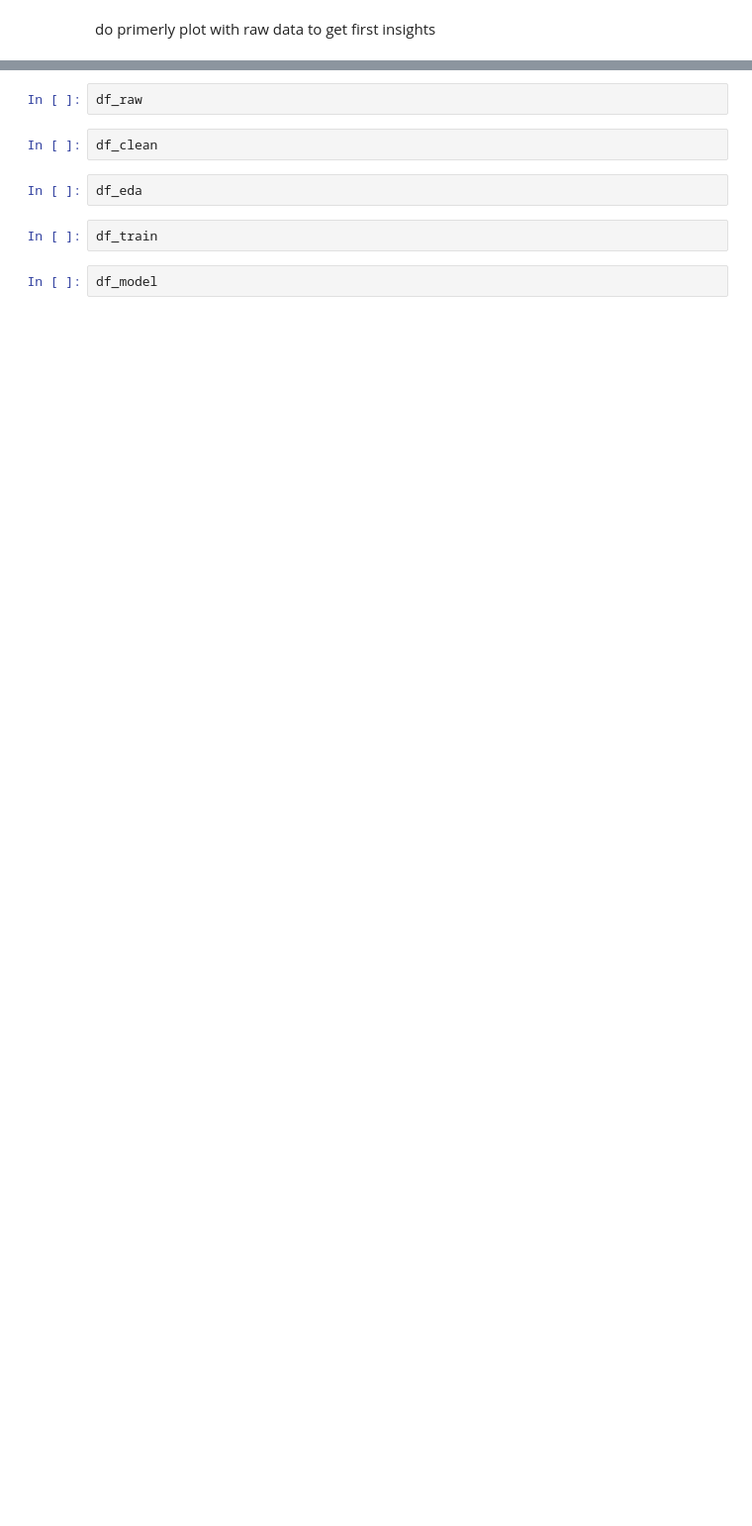
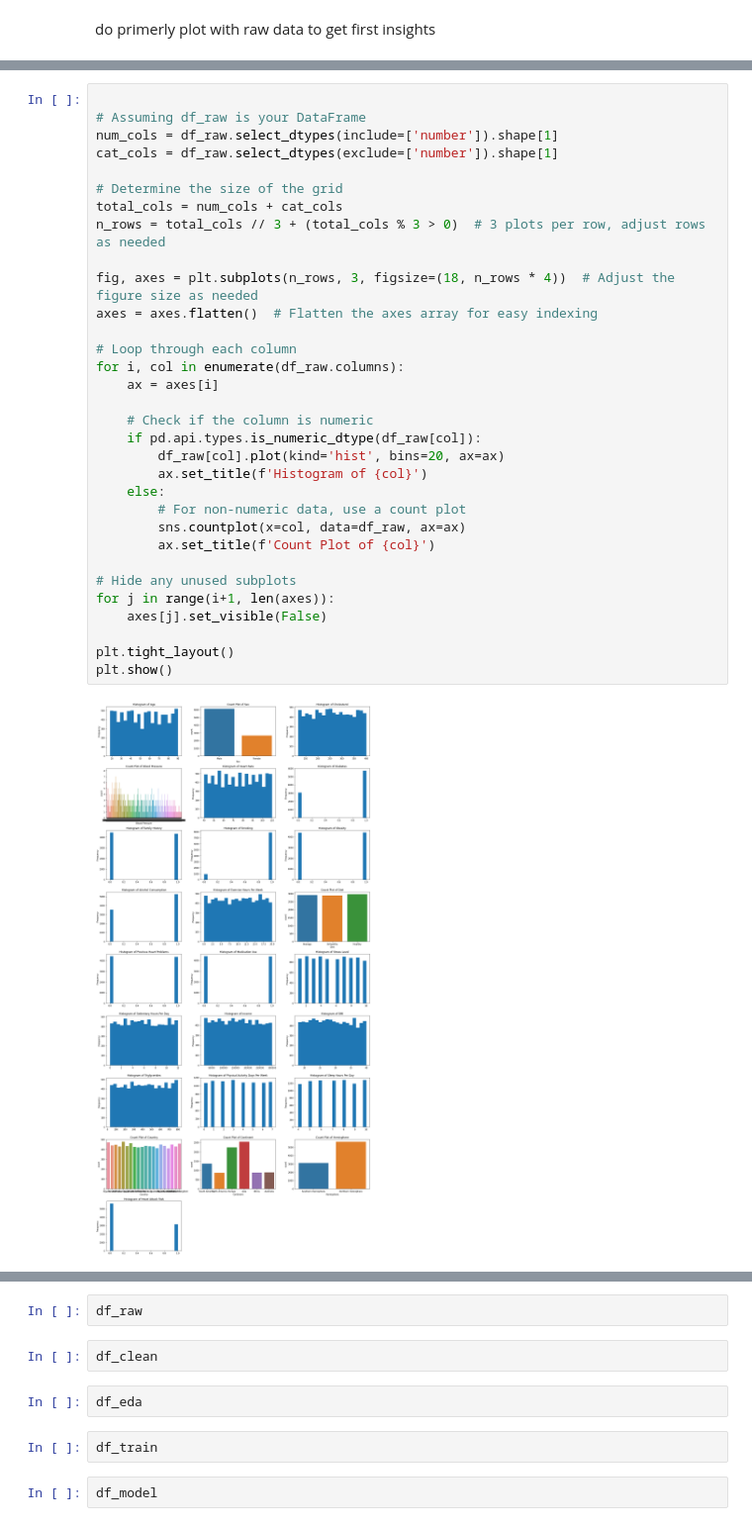
Before and after one commit to MaSOouD69/Capstone-Repo-Bootcamp-Project, a Jupyter notebook: heart_attack_prediction 2.ipynb, the cells around one changed output, grey strips where cells are left out. Shown: that part at 99% size. Saved outputs shown, nothing was run; the diff lists cells and outputs as text; blank space fills up the shorter version.

```diff
--- a/heart_attack_prediction 2.ipynb
+++ b/heart_attack_prediction 2.ipynb
@@ -193,0 +192,34 @@ time for some early eda and do some ploting for each columns
+# %%
+
+# Assuming df_raw is your DataFrame
+num_cols = df_raw.select_dtypes(include=['number']).shape[1]
+cat_cols = df_raw.select_dtypes(exclude=['number']).shape[1]
+
+# Determine the size of the grid
+total_cols = num_cols + cat_cols
+n_rows = total_cols // 3 + (total_cols % 3 > 0)  # 3 plots per row, adjust rows as needed
+
+fig, axes = plt.subplots(n_rows, 3, figsize=(18, n_rows * 4))  # Adjust the figure size as needed
+axes = axes.flatten()  # Flatten the axes array for easy indexing
+
+# Loop through each column
+for i, col in enumerate(df_raw.columns):
+    ax = axes[i]
+
+    # Check if the column is numeric
+    if pd.api.types.is_numeric_dtype(df_raw[col]):
+        df_raw[col].plot(kind='hist', bins=20, ax=ax)
+        ax.set_title(f'Histogram of {col}')
+    else:
+        # For non-numeric data, use a count plot
+        sns.countplot(x=col, data=df_raw, ax=ax)
+        ax.set_title(f'Count Plot of {col}')
+
+# Hide any unused subplots
+for j in range(i+1, len(axes)):
+    axes[j].set_visible(False)
+
+plt.tight_layout()
+plt.show()
+# %% [output]
+[figure, added]
```
Also changed, not shown: parts of 25 cells of this notebook.
